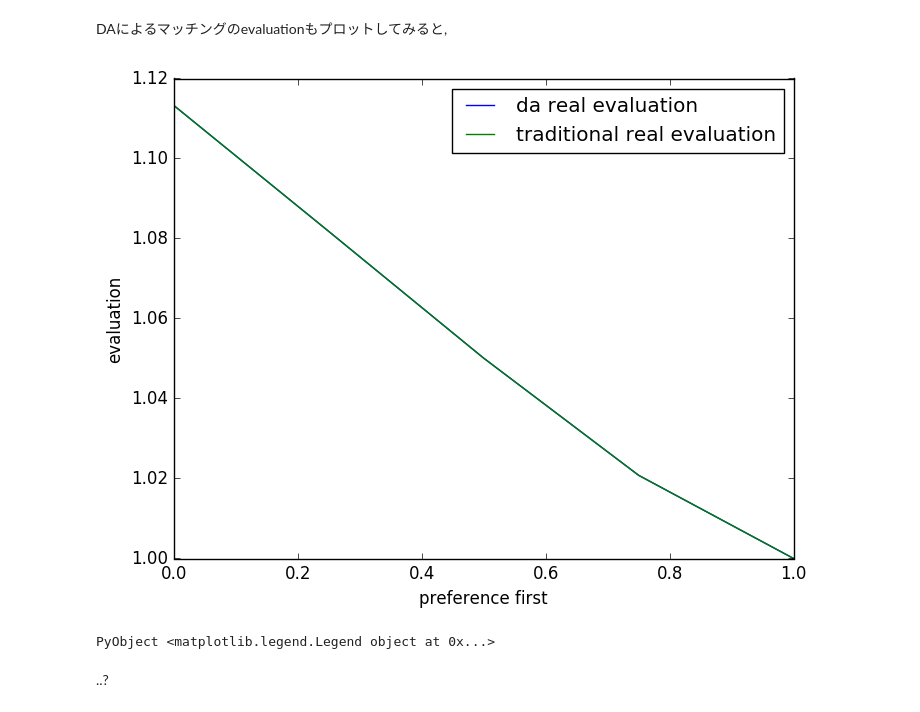
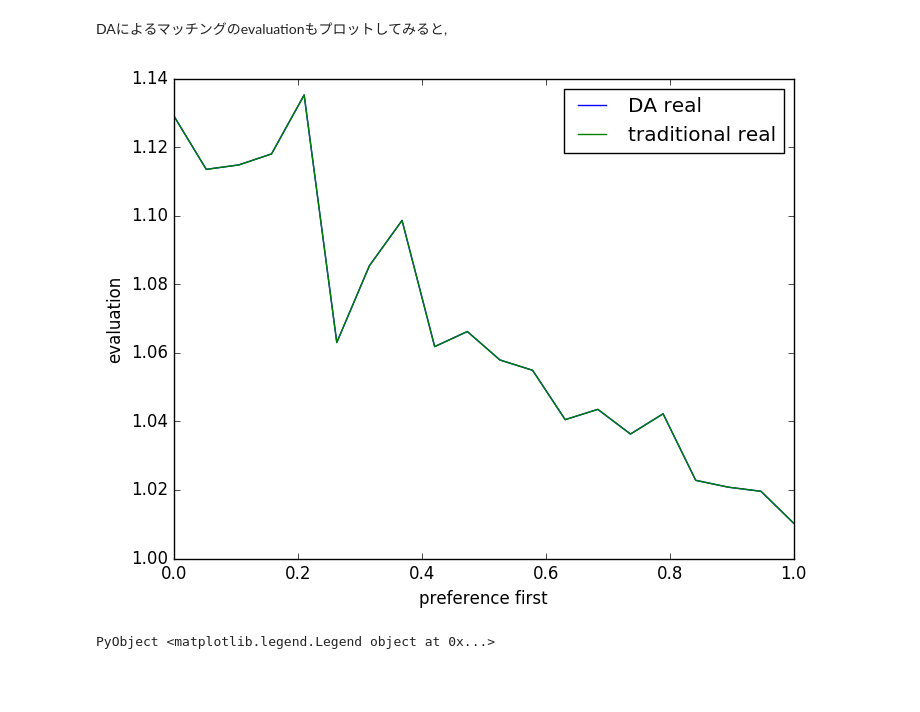
Before and after one commit to nswa17/-, a Jupyter notebook: demo.ipynb, the cells around one changed output. Drawn from its saved outputs; the diff is of its cells as text; code cells hidden in the pictures; blank space fills up the shorter version.

```diff
--- a/demo.ipynb
+++ b/demo.ipynb
@@ -592,14 +597,14 @@ DAによるマッチングのevaluationもプロットしてみると,
 # %%
 faculty_num = 5
 students_num = 100
-cap = div(2*students_num, faculty_num)
+cap = div(students_num, faculty_num)
 mu = 50
 sigma2 = 30
 sigma2_error = 5
 da = []
 traditional = []
 real = []
-preferences  = collect(linspace(0, 1, 5))
+preferences  = collect(linspace(0, 1, 20))
 loops = 100
 for preference in preferences
     ev_da = []
@@ -624,20 +629,19 @@ for preference in preferences
 
         s_matched, f_matched, indptr = DA.call_match(s_prefs, f_prefs, caps)
         push!(ev_da,　evaluate_matched(s_matched, s_real_prefs))
-        s_matched2, f_matched2, indptr2 = easy_matching(students_list, caps)
+        s_matched2, f_matched2, indptr2 = easy_matching(students_list, caps, 2)
         push!(ev_traditional, evaluate_matched(s_matched2, s_real_prefs))
     end
     push!(da, mean(ev_da))
     push!(traditional, mean(ev_traditional))
 end
 # %%
-plot(preferences, da, label="da real evaluation")
-plot(preferences, traditional, label="traditional real evaluation")
+using PyPlot
+plot(preferences, da, label="DA real")
+plot(preferences, traditional, label="traditional real")
 xlabel("preference first")
 ylabel("evaluation")
 legend()
 # %% [output]
-[figure, old version]
+[figure, new version]
 PyObject <matplotlib.legend.Legend object at 0x...>
-# %% [markdown]
-..?
```
Also changed, not shown: parts of 16 cells of this notebook, 1 other file.
